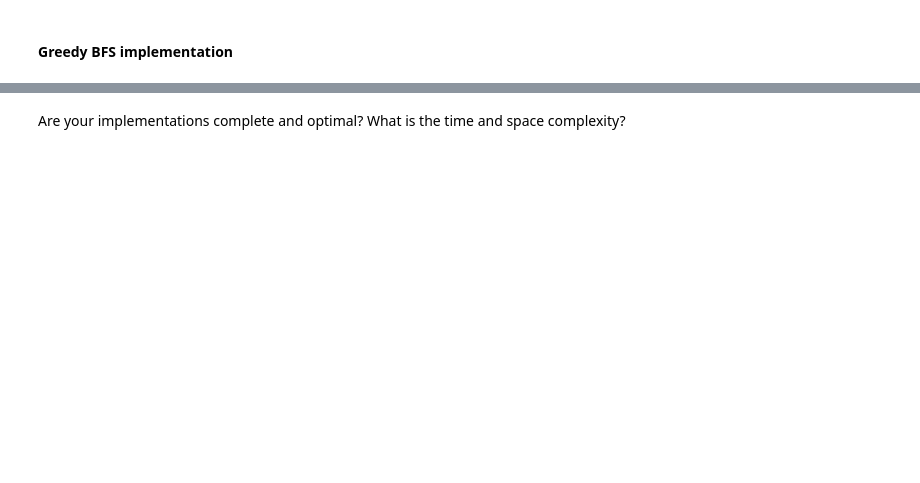
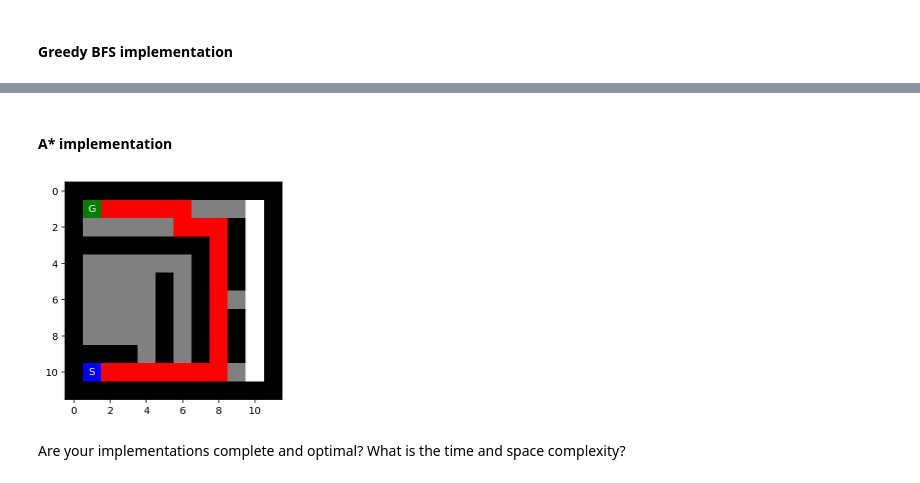
Before and after one commit to ZechWolf/CS7320-AI, a Jupyter notebook: Search/Maze.ipynb, the cells around one changed output, grey strips where cells are left out. Saved outputs shown, nothing was run; the diff lists cells and outputs as text; code cells hidden in the pictures; blank space fills up the shorter version.

```diff
--- a/Search/Maze.ipynb
+++ b/Search/Maze.ipynb
@@ -412,3 +452,10 @@ def manhattan(node, goalPos):
     Manhattan distance = |x1-x2| + |y1-y2|"""
 
     return np.sum(np.abs(np.subtract(node.pos, goalPos)))
+
+def aStarH(node, goalPos):
+    """Returns the A* heuristic function f(n) = g(n) + h(n) which is the sum of the distance to get to node and the distance
+    from node to the goal
+    Distance is measured in discrete number of steps"""
+
+    return len(node.get_path_from_root()) + manhattan(node, goalPos)
@@ -463,2 +523,47 @@ None,E,E,E,E,E,E,E,N,N,N,N,N,N,N,N,W,W,W,W,W,W,W,N,
+# %% [markdown]
+#### A* implementation
+# %%
+def aStar(maze, debug = False, showSteps = False):
+    if debug: mazeCp = np.copy(maze) #copy of the maze string for visualizations
+
+    #Initialize root node at starting position of maze and get goal node
+    rootPos = find_pos(maze, what="S")
+    rootRaw = Node(rootPos, None, None, 0) #raw node object
+    goalPos = find_pos(maze, what="G")
+    root = NodeWrapper(rootRaw, goalPos, aStarH) #wrapper object
+
+    frontier = PriorityQueue()
+    frontier.put(root)
+
+    reached = set()
+    reached.add(rootRaw.pos)
+
+    while not frontier.empty():
+        node = frontier.get() #pop next node from the frontier
+        for n in expand(node.node, maze):
+            if n.pos == goalPos:
+                if debug:
+
+                    p = n.get_path_from_root()
+                    for x in p[1:len(p)-1]: #mark the path excluding S and G nodes
+                        mark(mazeCp, x, "P")
+                    show_maze(mazeCp)
+
+                return n
+            if n.pos not in reached: #check reached to see if visited
+                nObj = NodeWrapper(n, goalPos, aStarH) #use wrapper class before
+                frontier.put(nObj)
+                reached.add(n.pos)
+
+                if debug and look(maze, n.pos) not in ["S", "G"]: mark(mazeCp, n, "F")
+                if showSteps: show_maze(mazeCp)
+
+            if debug and look(maze, n.pos) not in ["S", "G"]: mark(mazeCp, n, ".")
+
+    return None #failure
+
+test = aStar(maze, True)
+# %% [output]
+[figure, added]
 # %% [markdown]
 Are your implementations complete and optimal? What is the time and space complexity?
```
Also changed, not shown: parts of 18 cells of this notebook, 1 other file.
